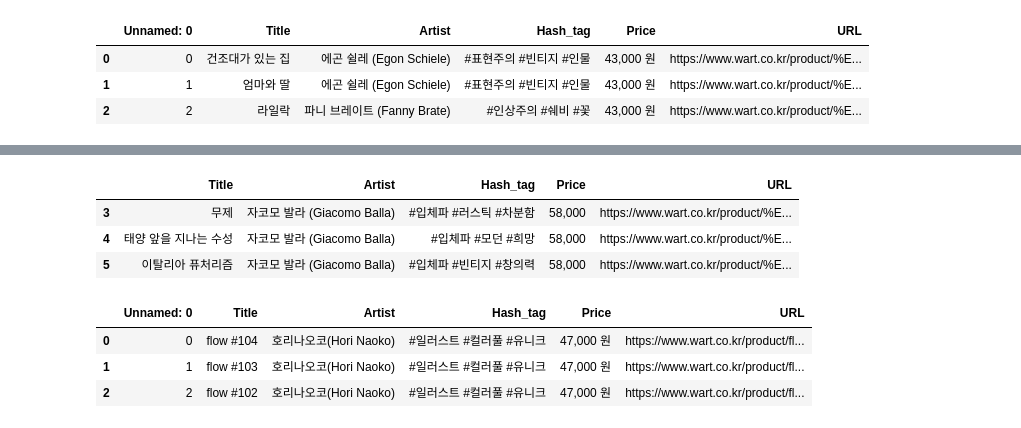
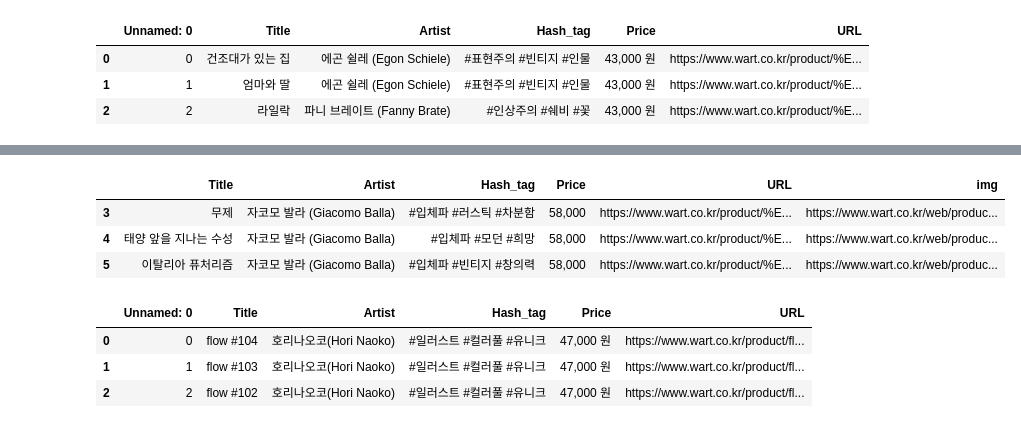
Before and after one commit to Han-JungHyeon/project3, a Jupyter notebook: Project3.ipynb, the cells around one changed output, grey strips where cells are left out. Saved outputs shown, nothing was run; the diff lists cells and outputs as text; code cells hidden in the pictures.

```diff
--- a/Project3.ipynb
+++ b/Project3.ipynb
@@ -18,6 +18,13 @@ df_Abstract = pd.read_csv('/content/drive/MyDrive/Colab dataset/Abstract.csv')
 df_Contemporary_art = pd.read_csv('/content/drive/MyDrive/Colab dataset/Contemporary_art.csv')
 df_Picture = pd.read_csv('/content/drive/MyDrive/Colab dataset/Picture.csv')
 df_Illust = pd.read_csv('/content/drive/MyDrive/Colab dataset/Illust.csv')
+# %%
+df_img_Oriental = pd.read_csv('/content/drive/MyDrive/Colab dataset/Oriental_img.csv')
+df_img_Masterpiece = pd.read_csv('/content/drive/MyDrive/Colab dataset/Masterpiece_img.csv')
+df_img_Abstract = pd.read_csv('/content/drive/MyDrive/Colab dataset/Abstract_img.csv')
+df_img_Contemporary_art = pd.read_csv('/content/drive/MyDrive/Colab dataset/Contemporary_img.csv')
+df_img_Picture = pd.read_csv('/content/drive/MyDrive/Colab dataset/Picture_img.csv')
+df_img_Illust = pd.read_csv('/content/drive/MyDrive/Colab dataset/Illust_img.csv')
 # %% [markdown]
 **데이터 전처리**
 # %%
@@ -60,3 +83,6 @@ df_Abstract.head(4)
 | 1 | 1 | 위아트 단독, 감동을 건네주는 김환기 한정판 추상화 기획전 | 김환기(Kim Whan-ki) | #김환기 #추상화 #환기미술관 | 550,000 원 | https://www.wart.co.kr/product/%E... |
 | 2 | 2 | 다복의 상징 풍수 행복을 담다 달항아리 기획전 | NaN | #사진 #모던 #여유 | 53,000 원 | https://www.wart.co.kr/product/%E... |
 | 3 | 3 | 무제 | 자코모 발라 (Giacomo Balla) | #입체파 #러스틱 #차분함 | 58,000 원 | https://www.wart.co.kr/product/%E... |
+# %%
+Abstract = pd.concat([df_Abstract, df_img_Abstract.iloc[:, 1]], axis=1)
+Abstract.head(3)
@@ -63,13 +94,13 @@ df_Abstract.head(4)
 # %%
-Abstract = df_Abstract.dropna()
+Abstract = Abstract.dropna()
 Abstract = Abstract.iloc[1:, 1:]
 Abstract['Price'] = Abstract['Price'].str.replace(pat=r'[ㄱ-ㅣ가-힣]+', repl= r'', regex=True)
 Abstract.head(3)
 # %% [output]
-|  | Title | Artist | Hash_tag | Price | URL |
-| 3 | 무제 | 자코모 발라 (Giacomo Balla) | #입체파 #러스틱 #차분함 | 58,000 | https://www.wart.co.kr/product/%E... |
-| 4 | 태양 앞을 지나는 수성 | 자코모 발라 (Giacomo Balla) | #입체파 #모던 #희망 | 58,000 | https://www.wart.co.kr/product/%E... |
-| 5 | 이탈리아 퓨처리즘 | 자코모 발라 (Giacomo Balla) | #입체파 #빈티지 #창의력 | 58,000 | https://www.wart.co.kr/product/%E... |
+|  | Title | Artist | Hash_tag | Price | URL | img |
+| 3 | 무제 | 자코모 발라 (Giacomo Balla) | #입체파 #러스틱 #차분함 | 58,000 | https://www.wart.co.kr/product/%E... | https://www.wart.co.kr/web/produc... |
+| 4 | 태양 앞을 지나는 수성 | 자코모 발라 (Giacomo Balla) | #입체파 #모던 #희망 | 58,000 | https://www.wart.co.kr/product/%E... | https://www.wart.co.kr/web/produc... |
+| 5 | 이탈리아 퓨처리즘 | 자코모 발라 (Giacomo Balla) | #입체파 #빈티지 #창의력 | 58,000 | https://www.wart.co.kr/product/%E... | https://www.wart.co.kr/web/produc... |
 # %%
 df_Contemporary_art.head(3)
 # %% [output]
```
Also changed, not shown: parts of 17 cells of this notebook.
